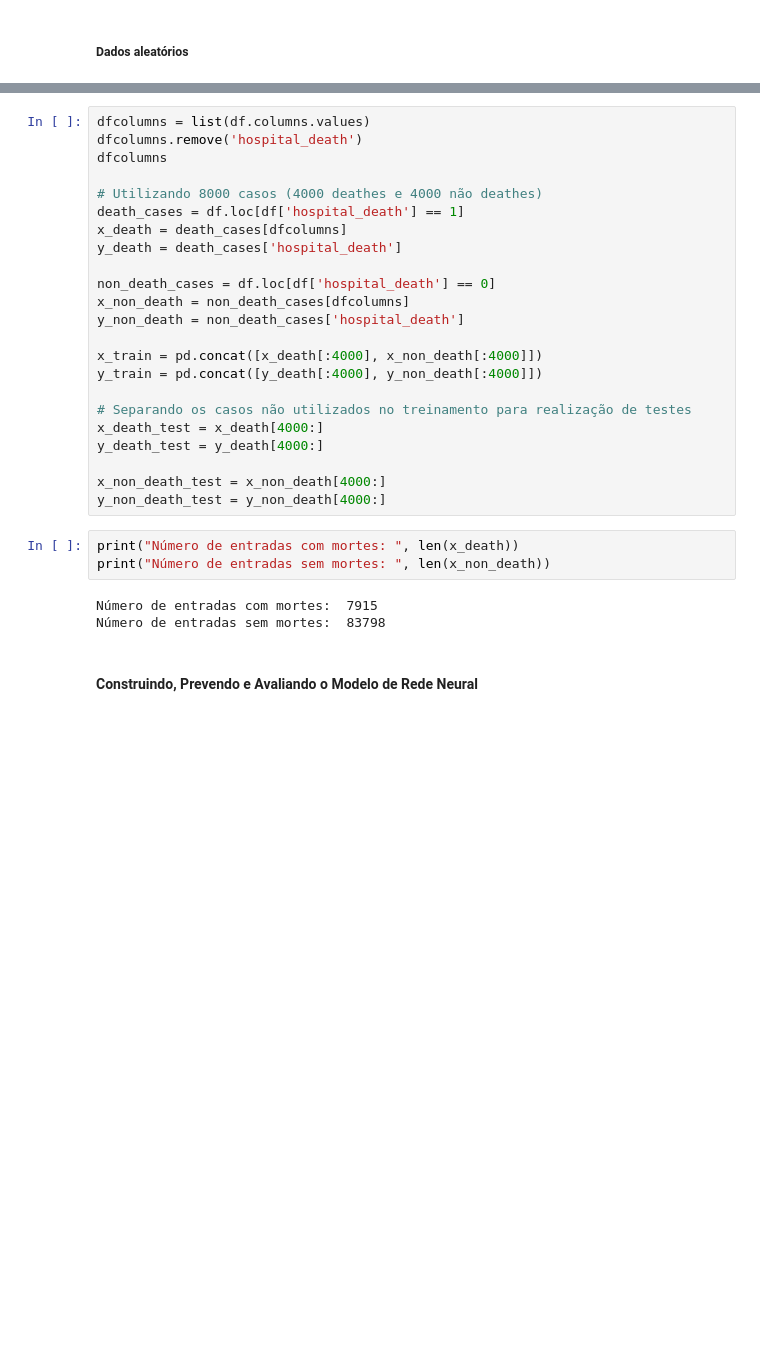
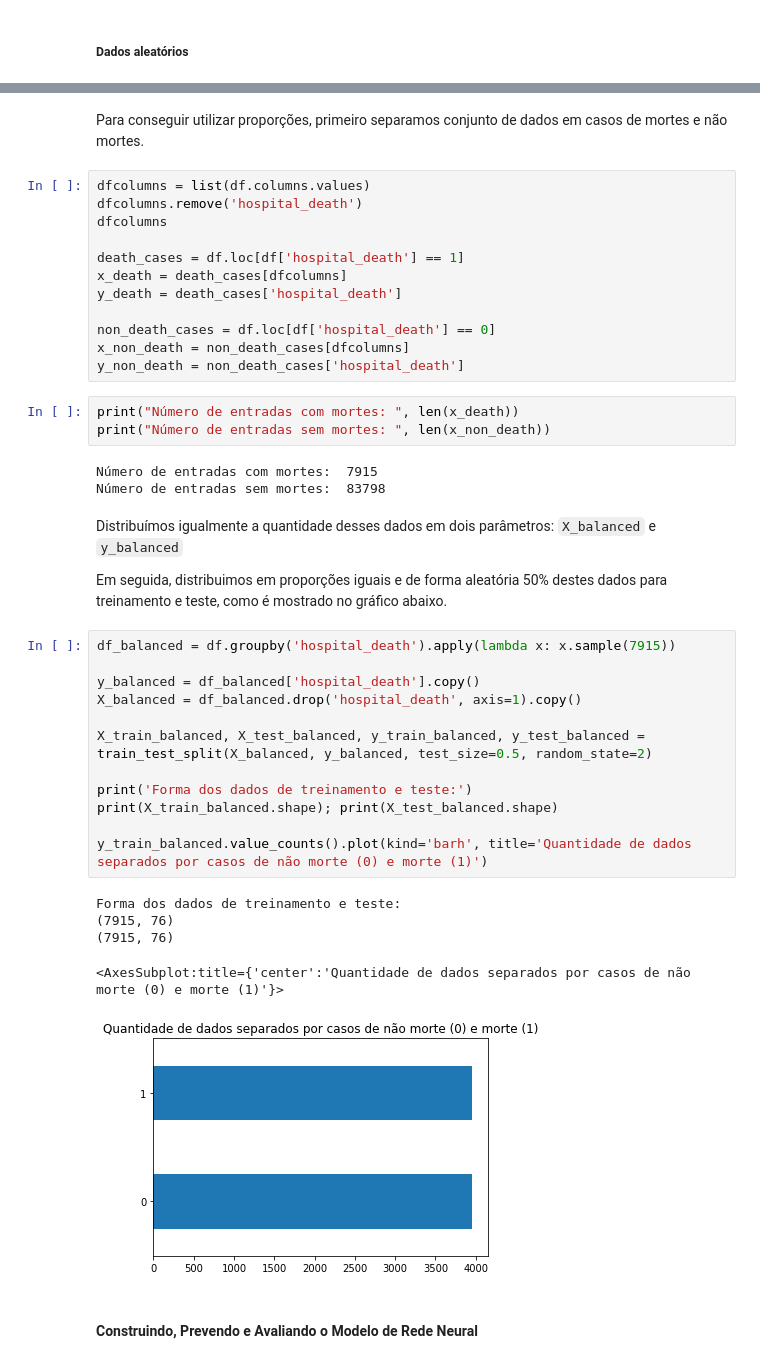
Before and after one commit to TheDramaturgy/ArtificialInteligence, a Jupyter notebook: TrabalhoRedesNeurais/03_solucao.ipynb, the cells around one changed output, grey strips where cells are left out. Cells and saved outputs as stored; diff of their text form; blank space fills up the shorter version.

```diff
--- a/TrabalhoRedesNeurais/03_solucao.ipynb
+++ b/TrabalhoRedesNeurais/03_solucao.ipynb
@@ -90,9 +96,10 @@ print(X_train.shape); print(X_test.shape)
+# %% [markdown]
+Para conseguir utilizar proporções, primeiro separamos conjunto de dados em casos de mortes e não mortes.
 # %%
 dfcolumns = list(df.columns.values)
 dfcolumns.remove('hospital_death')
 dfcolumns
 
-# Utilizando 8000 casos (4000 deathes e 4000 não deathes)
 death_cases = df.loc[df['hospital_death'] == 1]
 x_death = death_cases[dfcolumns]
 y_death = death_cases['hospital_death']
@@ -100,21 +107,33 @@ y_death = death_cases['hospital_death']
 non_death_cases = df.loc[df['hospital_death'] == 0]
 x_non_death = non_death_cases[dfcolumns]
 y_non_death = non_death_cases['hospital_death']
-
-x_train = pd.concat([x_death[:4000], x_non_death[:4000]])
-y_train = pd.concat([y_death[:4000], y_non_death[:4000]])
-
-# Separando os casos não utilizados no treinamento para realização de testes
-x_death_test = x_death[4000:]
-y_death_test = y_death[4000:]
-
-x_non_death_test = x_non_death[4000:]
-y_non_death_test = y_non_death[4000:]
 # %%
 print("Número de entradas com mortes: ", len(x_death))
 print("Número de entradas sem mortes: ", len(x_non_death))
 # %% [output]
 Número de entradas com mortes:  7915
 Número de entradas sem mortes:  83798
+# %% [markdown]
+Distribuímos igualmente a quantidade desses dados em dois parâmetros: `X_balanced` e `y_balanced`
+
+Em seguida, distribuimos em proporções iguais e de forma aleatória 50% destes dados para treinamento e teste, como é mostrado no gráfico abaixo.
+# %%
+df_balanced = df.groupby('hospital_death').apply(lambda x: x.sample(7915))
+
+y_balanced = df_balanced['hospital_death'].copy()
+X_balanced = df_balanced.drop('hospital_death', axis=1).copy()
+
+X_train_balanced, X_test_balanced, y_train_balanced, y_test_balanced =  train_test_split(X_balanced, y_balanced, test_size=0.5, random_state=2)
+
+print('Forma dos dados de treinamento e teste:')
+print(X_train_balanced.shape); print(X_test_balanced.shape)
+
+y_train_balanced.value_counts().plot(kind='barh', title='Quantidade de dados separados por casos de não morte (0) e morte (1)')
+# %% [output]
+Forma dos dados de treinamento e teste:
+(7915, 76)
+(7915, 76)
+<AxesSubplot:title={'center':'Quantidade de dados separados por casos de não morte (0) e morte (1)'}>
+[figure, added]
 # %% [markdown]
 #### Construindo, Prevendo e Avaliando o Modelo de Rede Neural
```
Also changed, not shown: parts of 30 cells of this notebook.
